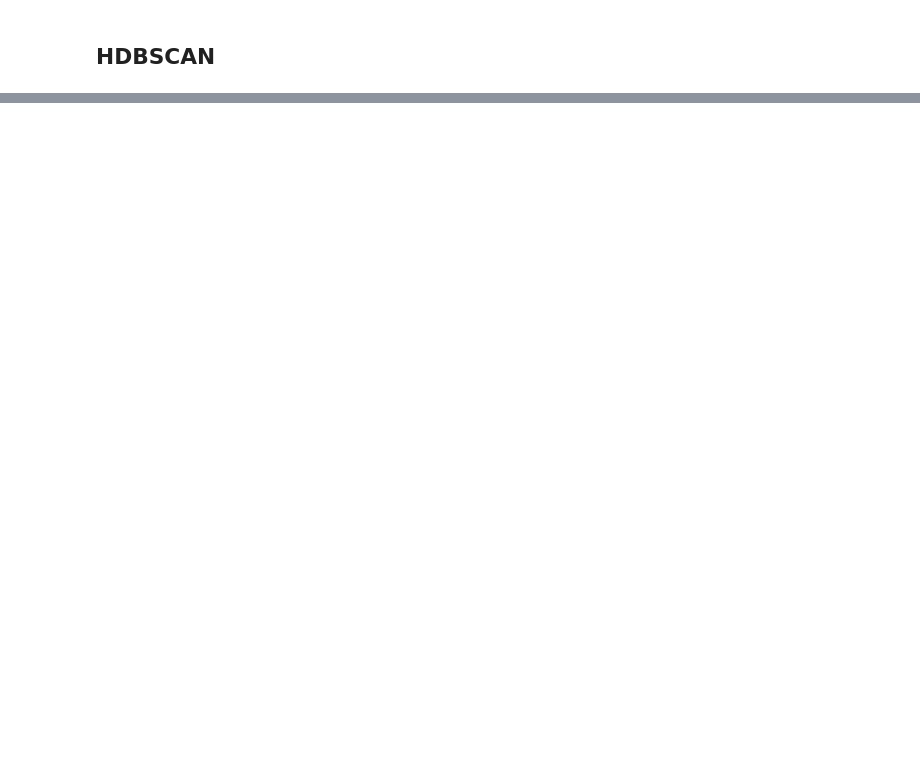
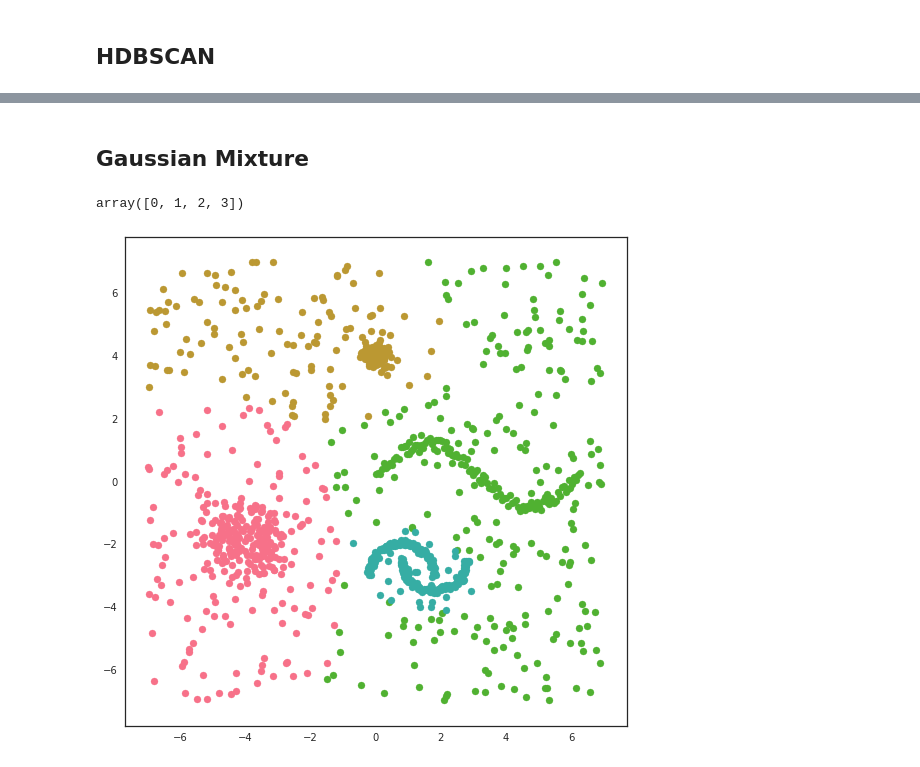
Before and after one commit to BielStela/Curs_UB, a Jupyter notebook: dia_4/Cluster_comparisson.ipynb, the cells around one changed output, grey strips where cells are left out. Drawn from its saved outputs; the diff is of its cells as text; code cells hidden in the pictures; blank space fills up the shorter version.

```diff
--- a/dia_4/Cluster_comparisson.ipynb
+++ b/dia_4/Cluster_comparisson.ipynb
@@ -71,0 +83,2 @@ plt.show()
+# %% [markdown]
+## Gaussian Mixture
@@ -71,0 +87,16 @@ plt.show()
+# %%
+gauss_mix = GaussianMixture(n_components=4)
+# %%
+labels_gaus = gauss_mix.fit(C).predict(C)
+# %%
+np.unique(labels_gaus)
+# %% [output]
+array([0, 1, 2, 3])
+# %%
+plt.figure()
+
+for c in np.unique(labels_gaus):
+    plt.scatter(C[labels_gaus==c,0], C[labels_gaus==c,1])
+plt.show()
+# %% [output]
+[figure, added]
```
Also changed, not shown: parts of 11 cells of this notebook.
